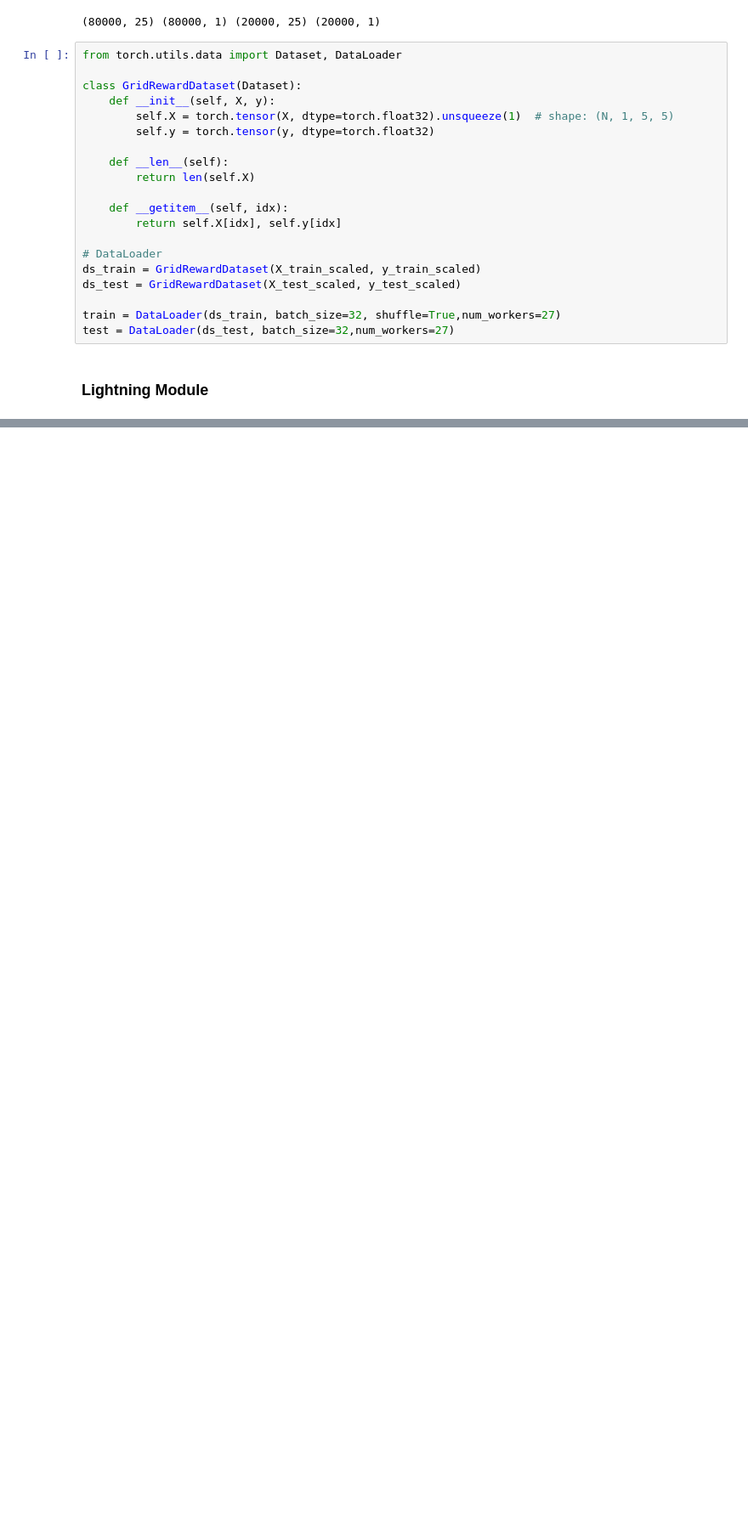
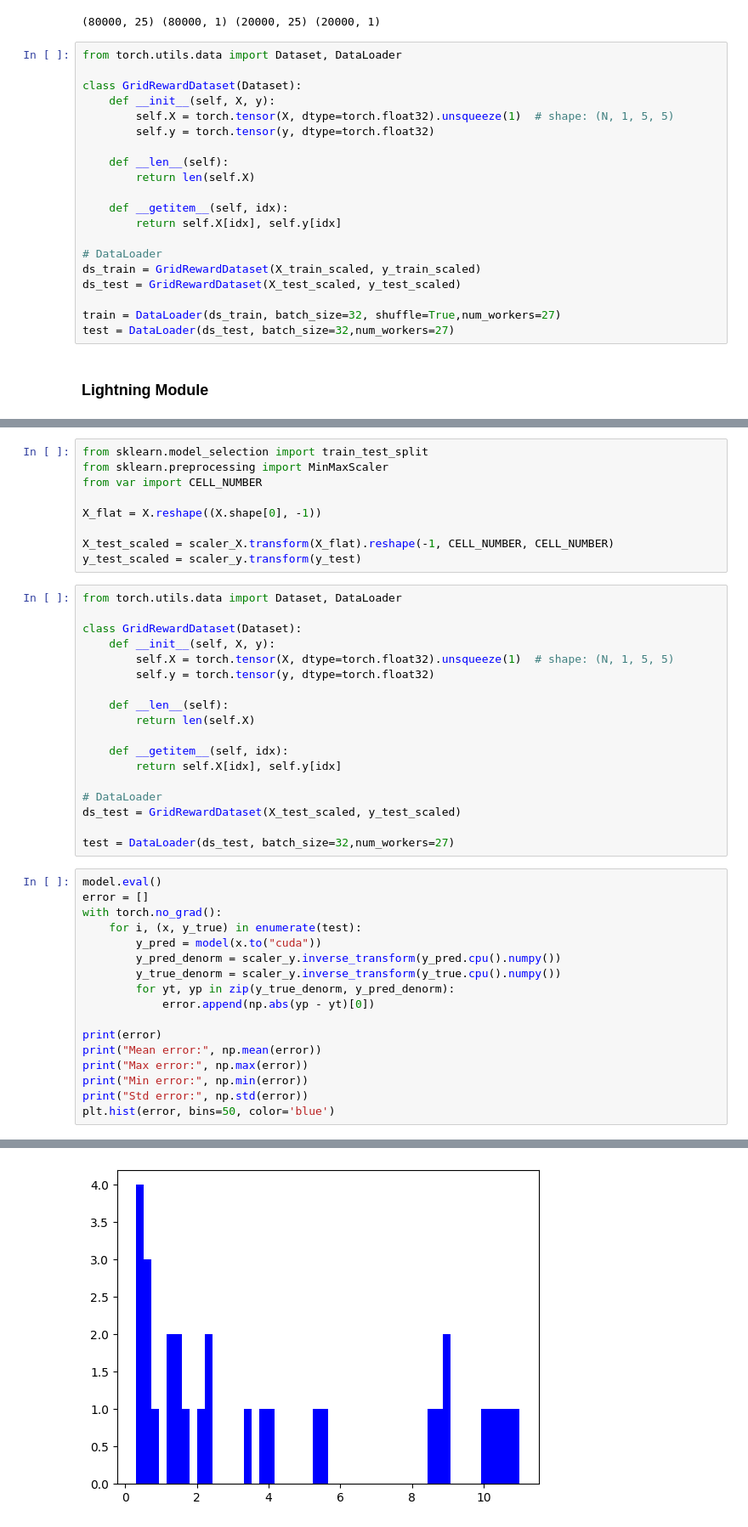
Before and after one commit to Mattheex/FactorioAI, a Jupyter notebook: CNN/jupyter.ipynb, the cells around one changed output, grey strips where cells are left out. Shown at 85% size. Drawn from its saved outputs; the diff is of its cells as text; blank space fills up the shorter version.

```diff
--- a/CNN/jupyter.ipynb
+++ b/CNN/jupyter.ipynb
@@ -251,0 +349,45 @@ True: -5.75, Predic
+# %%
+from sklearn.model_selection import train_test_split
+from sklearn.preprocessing import MinMaxScaler
+from var import CELL_NUMBER
+
+X_flat = X.reshape((X.shape[0], -1))
+
+X_test_scaled = scaler_X.transform(X_flat).reshape(-1, CELL_NUMBER, CELL_NUMBER)
+y_test_scaled = scaler_y.transform(y_test)
+# %%
+from torch.utils.data import Dataset, DataLoader
+
+class GridRewardDataset(Dataset):
+    def __init__(self, X, y):
+        self.X = torch.tensor(X, dtype=torch.float32).unsqueeze(1)  # shape: (N, 1, 5, 5)
+        self.y = torch.tensor(y, dtype=torch.float32)
+
+    def __len__(self):
+        return len(self.X)
+
+    def __getitem__(self, idx):
+        return self.X[idx], self.y[idx]
+
+# DataLoader
+ds_test = GridRewardDataset(X_test_scaled, y_test_scaled)
+
+test = DataLoader(ds_test, batch_size=32,num_workers=27)
+# %%
+model.eval()
+error = []
+with torch.no_grad():
+    for i, (x, y_true) in enumerate(test):
+        y_pred = model(x.to("cuda"))
+        y_pred_denorm = scaler_y.inverse_transform(y_pred.cpu().numpy())
+        y_true_denorm = scaler_y.inverse_transform(y_true.cpu().numpy())
+        for yt, yp in zip(y_true_denorm, y_pred_denorm):
+            error.append(np.abs(yp - yt)[0])
+
+print(error)
+print("Mean error:", np.mean(error))
+print("Max error:", np.max(error))
+print("Min error:", np.min(error))
+print("Std error:", np.std(error))
+plt.hist(error, bins=50, color='blue')
+# %% [output]
@@ -251,0 +414 @@ True: -5.75, Predic
+[figure, added]
```
Also changed, not shown: parts of 9 cells of this notebook, 8 other files.
